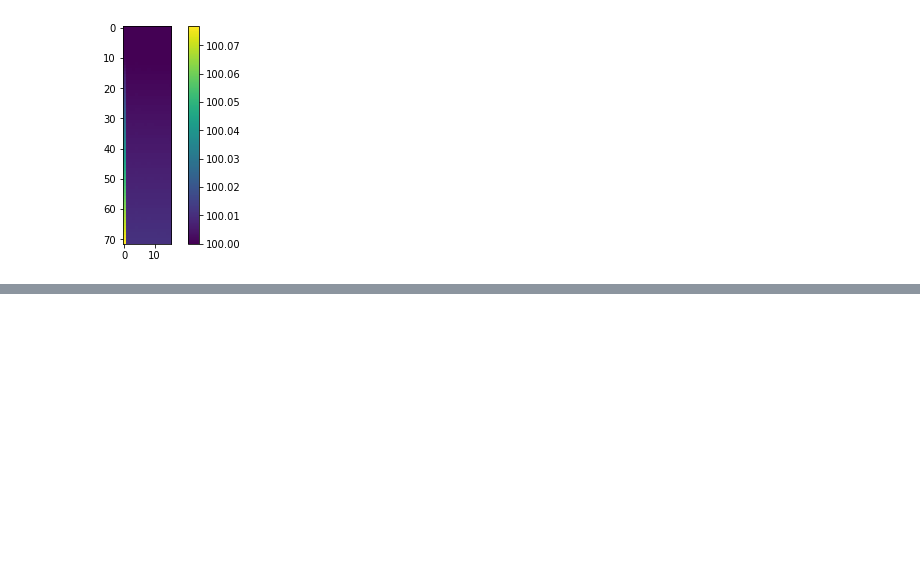
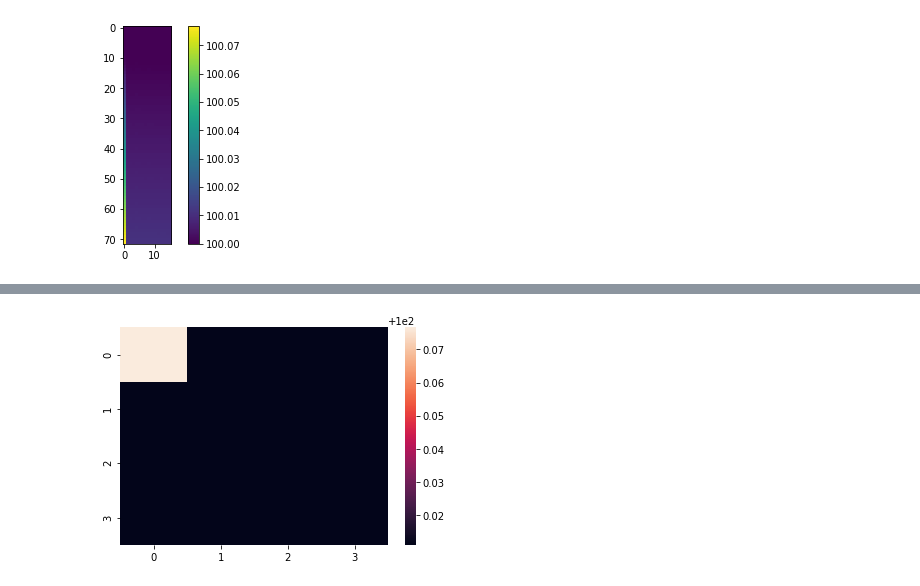
Before and after one commit to aman0404/python_heatmaps, a Jupyter notebook: temp_heatmap.ipynb, the cells around one changed output, grey strips where cells are left out. Saved outputs shown, nothing was run; the diff lists cells and outputs as text; code cells hidden in the pictures; blank space fills up the shorter version.

```diff
--- a/temp_heatmap.ipynb
+++ b/temp_heatmap.ipynb
@@ -75,0 +148,8 @@ heatmap2d(test_array)
+# %%
+import numpy as np
+import seaborn as sns
+import matplotlib.pylab as plt
+ax = sns.heatmap(Matrix, linewidth=0)
+plt.show()
+# %% [output]
+[figure, added]
```
Also changed, not shown: parts of 4 cells of this notebook.
